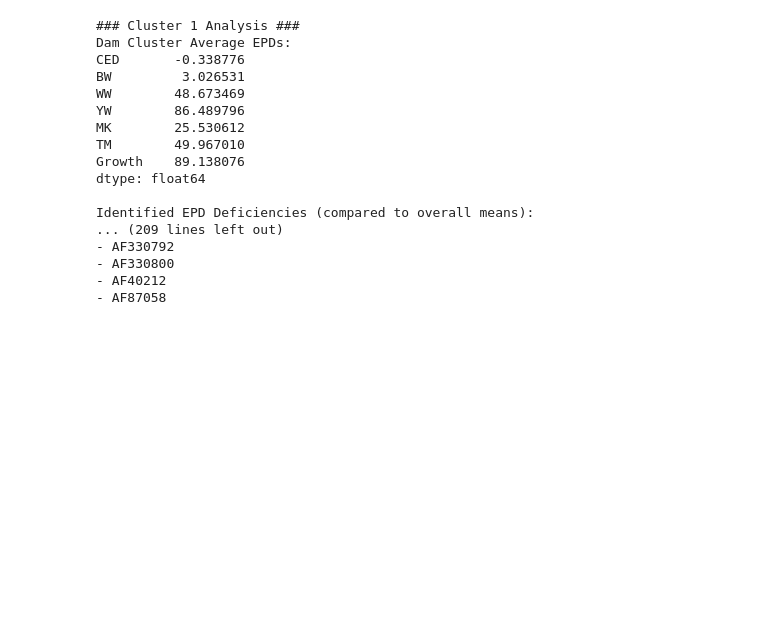
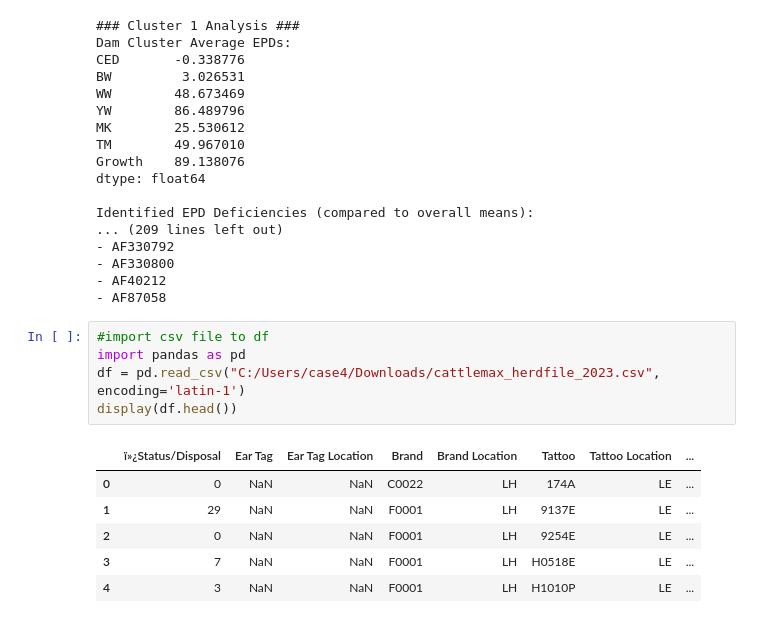
Before and after one commit to case485/Epd-Analyzer-2, a Jupyter notebook: playground/scratchpad.ipynb, the cells around one changed output. Cells and saved outputs as stored; diff of their text form; blank space fills up the shorter version.

```diff
--- a/playground/scratchpad.ipynb
+++ b/playground/scratchpad.ipynb
@@ -395,3 +395,15 @@ Identified EPD Deficiencies (compared to overall means):
 - AF330800
 - AF40212
 - AF87058
+# %%
+#import csv file to df
+import pandas as pd
+df = pd.read_csv("C:/Users/case4/Downloads/cattlemax_herdfile_2023.csv",  encoding='latin-1')
+display(df.head())
+# %% [output]
+|  | ï»¿Status/Disposal | Ear Tag | Ear Tag Location | Brand | Brand Location | Tattoo | Tattoo Location | ... |
+| 0 | 0 | NaN | NaN | C0022 | LH | 174A | LE | ... |
+| 1 | 29 | NaN | NaN | F0001 | LH | 9137E | LE | ... |
+| 2 | 0 | NaN | NaN | F0001 | LH | 9254E | LE | ... |
+| 3 | 7 | NaN | NaN | F0001 | LH | H0518E | LE | ... |
+| 4 | 3 | NaN | NaN | F0001 | LH | H1010P | LE | ... |
```
Also changed, not shown: 8 other files.
